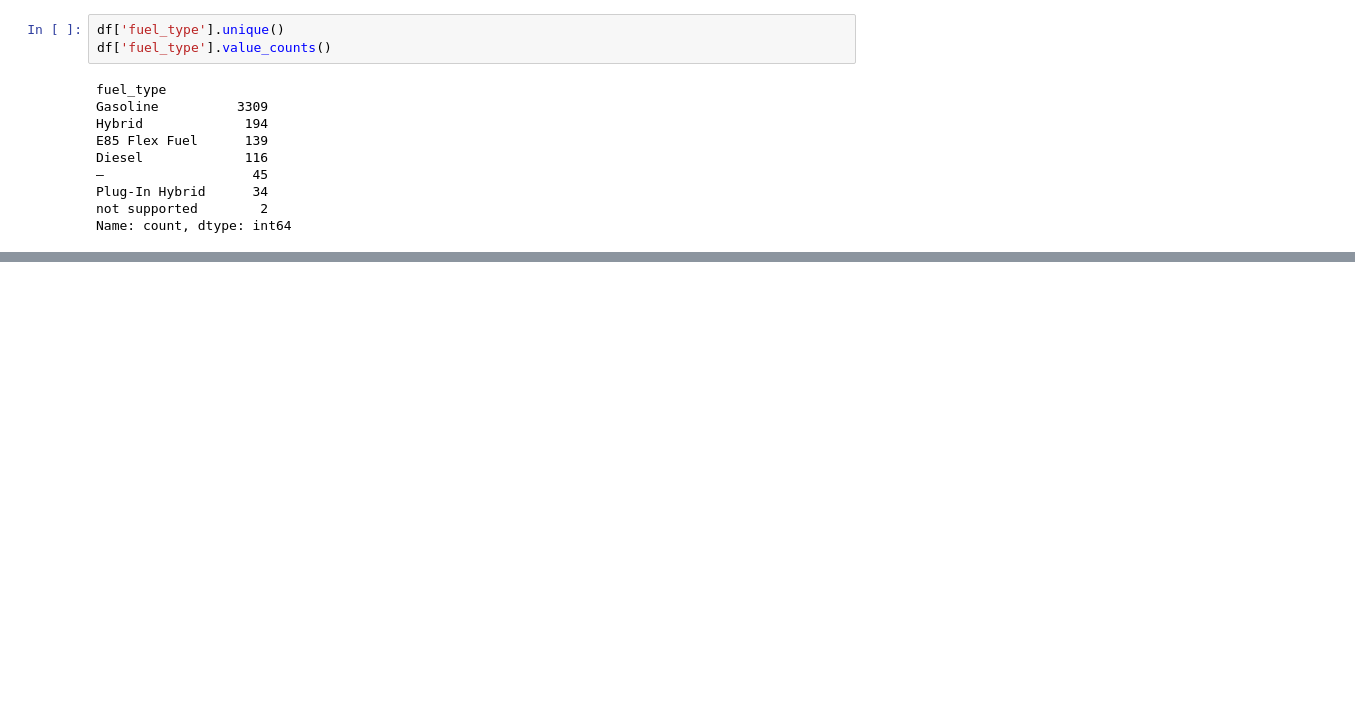
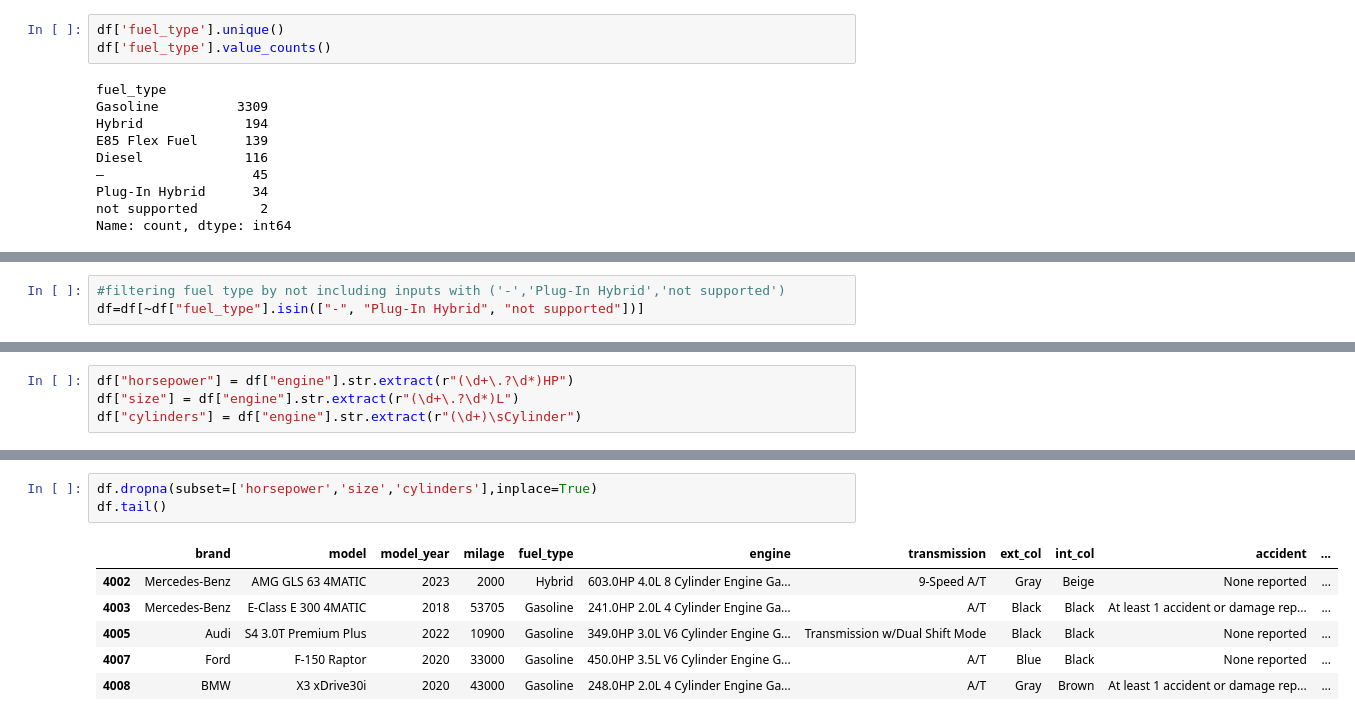
Before and after one commit to Dipu9813/Predict-car-price-DSproject, a Jupyter notebook: KCE080BCT008.ipynb, the cells around one changed output, grey strips where cells are left out. Saved outputs shown, nothing was run; the diff lists cells and outputs as text; blank space fills up the shorter version.

```diff
--- a/KCE080BCT008.ipynb
+++ b/KCE080BCT008.ipynb
@@ -129,0 +130,3 @@ df.head()
+# %%
+#filtering fuel type by not including inputs with ('-','Plug-In Hybrid','not supported')
+df=df[~df["fuel_type"].isin(["-", "Plug-In Hybrid", "not supported"])]
@@ -129,0 +160,4 @@ df.head()
+# %%
+df["horsepower"] = df["engine"].str.extract(r"(\d+\.?\d*)HP")
+df["size"] = df["engine"].str.extract(r"(\d+\.?\d*)L")
+df["cylinders"] = df["engine"].str.extract(r"(\d+)\sCylinder")
@@ -129,0 +193,10 @@ df.head()
+# %%
+df.dropna(subset=['horsepower','size','cylinders'],inplace=True)
+df.tail()
+# %% [output]
+|  | brand | model | model_year | milage | fuel_type | engine | transmission | ext_col | int_col | accident | ... |
+| 4002 | Mercedes-Benz | AMG GLS 63 4MATIC | 2023 | 2000 | Hybrid | 603.0HP 4.0L 8 Cylinder Engine Ga... | 9-Speed A/T | Gray | Beige | None reported | ... |
+| 4003 | Mercedes-Benz | E-Class E 300 4MATIC | 2018 | 53705 | Gasoline | 241.0HP 2.0L 4 Cylinder Engine Ga... | A/T | Black | Black | At least 1 accident or damage rep... | ... |
+| 4005 | Audi | S4 3.0T Premium Plus | 2022 | 10900 | Gasoline | 349.0HP 3.0L V6 Cylinder Engine G... | Transmission w/Dual Shift Mode | Black | Black | None reported | ... |
+| 4007 | Ford | F-150 Raptor | 2020 | 33000 | Gasoline | 450.0HP 3.5L V6 Cylinder Engine G... | A/T | Blue | Black | None reported | ... |
+| 4008 | BMW | X3 xDrive30i | 2020 | 43000 | Gasoline | 248.0HP 2.0L 4 Cylinder Engine Ga... | A/T | Gray | Brown | At least 1 accident or damage rep... | ... |
```
Also changed, not shown: parts of 23 cells of this notebook.
